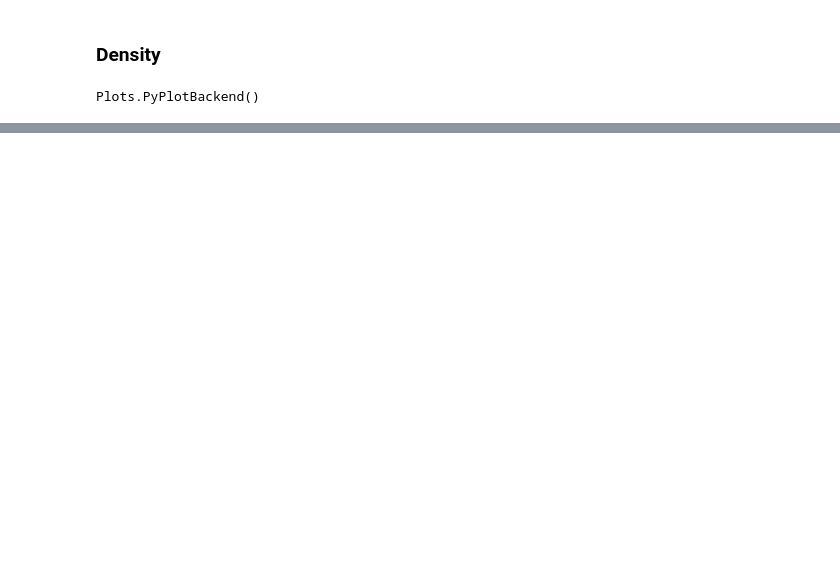
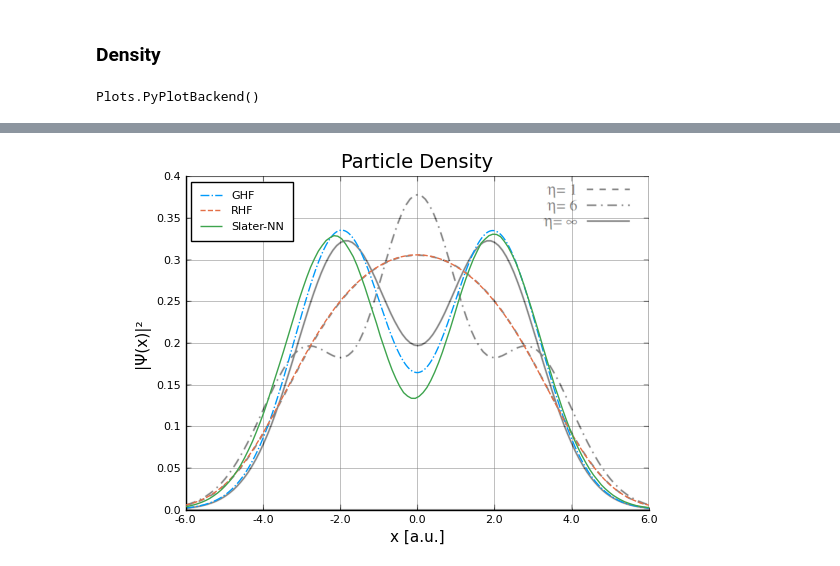
Before and after one commit to KarlHenrik/ComputationalPhysicsMaster, a Jupyter notebook: Code/OrbitalNeuralMethods/Results/GS_Energy/VMC_Energy/N2_Energy.ipynb, the cells around one changed output, grey strips where cells are left out. Drawn from its saved outputs; the diff is of its cells as text; code cells hidden in the pictures; blank space fills up the shorter version.

```diff
--- a/Code/OrbitalNeuralMethods/Results/GS_Energy/VMC_Energy/N2_Energy.ipynb
+++ b/Code/OrbitalNeuralMethods/Results/GS_Energy/VMC_Energy/N2_Energy.ipynb
@@ -169,0 +206,15 @@ Blocking time: 22.7916894 s
+# %%
+x_trans, y_trans = imgplot(file     = "Figures/GS.PNG",
+                           extent   = [-6, 6, 0, 0.4],
+                           imgalpha = 0.5,
+                           yticks   = [0, 0.05, 0.1, 0.15, 0.2, 0.25, 0.3, 0.35, 0.4],
+                           xticks   = [x for x in -6:2:6],
+                           )
+
+plt.plot!(legend=:topleft, title="Particle Density", xlabel="x [a.u.]", ylabel="|Ψ(x)|²")
+plt.plot!(x_trans.(grid), y_trans.(hf_density), label="GHF", lw=1, c=1, ls=:dashdot)
+plt.plot!(x_trans.(grid), y_trans.(rhf_density), label="RHF", lw=1, c=2, ls=:dash)
+plt.plot!(x_trans.(radius), y_trans.(oneBodyDensity.*2), label="Slater-NN", lw=1, c=3)
+plt.plot!()
+# %% [output]
+[figure, added]
```
Also changed, not shown: parts of 21 cells of this notebook, 30 other files.
